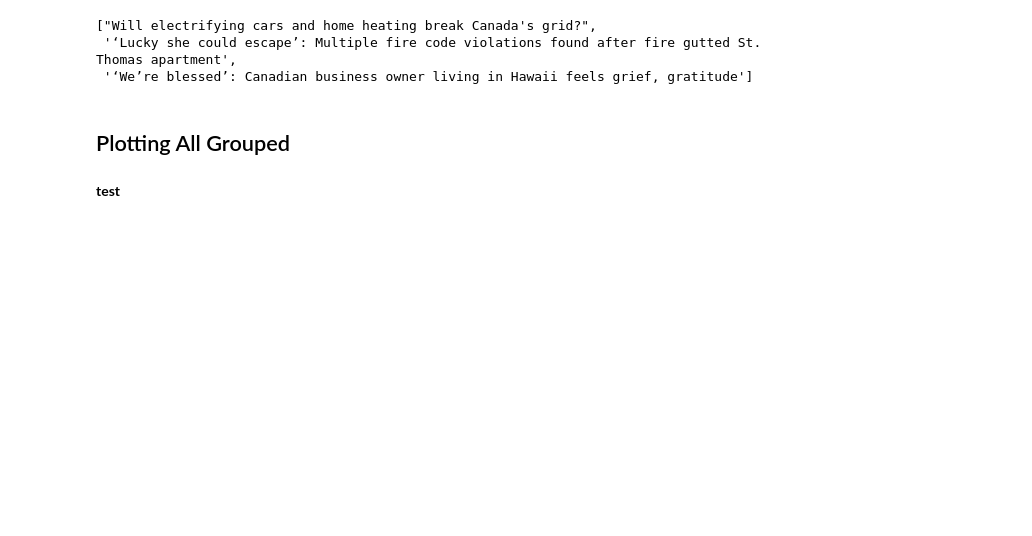
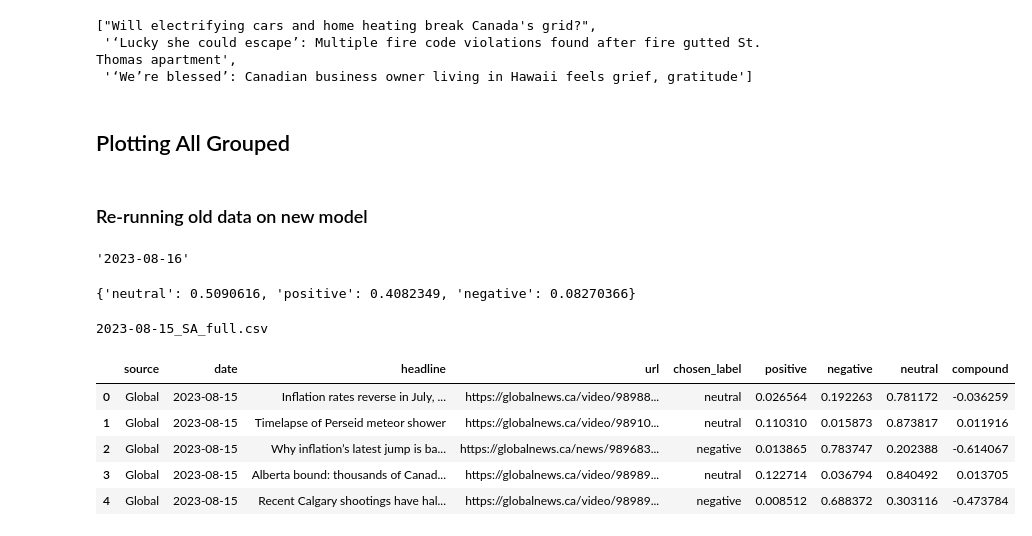
Before and after one commit to kmaurinjones/DailyNewsDriftCanada, a Jupyter notebook: notebooks/scraping.ipynb, the cells around one changed output. Cells and saved outputs as stored; diff of their text form; code cells hidden in the pictures; blank space fills up the shorter version.

```diff
--- a/notebooks/scraping.ipynb
+++ b/notebooks/scraping.ipynb
@@ -469,5 +583,33 @@ fig.update_layout(
 )
 
 fig.show()
-# %% [markdown]
-**test**
+# %% [markdown]
+### Re-running old data on new model
+# %%
+today_date = get_today_iso()
+today_date
+# %% [output]
+'2023-08-16'
+# %%
+sa_model(headline = "hello")
+# %% [output]
+{'neutral': 0.5090616, 'positive': 0.4082349, 'negative': 0.08270366}
+# %%
+data_dir = "../data/"
+dfs = []
+for fpath in os.listdir(data_dir):
+    if '2023-08-15' in fpath:
+        if 'full' in fpath:
+            print(fpath)
+            dfs.append(pd.read_csv(data_dir + fpath))
+
+df = dfs[0].copy().drop(columns = 'chosen_label_val')
+df.head(5)
+# %% [output]
+2023-08-15_SA_full.csv
+|  | source | date | headline | url | chosen_label | positive | negative | neutral | compound |
+| 0 | Global | 2023-08-15 | Inflation rates reverse in July, ... | https://globalnews.ca/video/98988... | neutral | 0.026564 | 0.192263 | 0.781172 | -0.036259 |
+| 1 | Global | 2023-08-15 | Timelapse of Perseid meteor shower | https://globalnews.ca/video/98910... | neutral | 0.110310 | 0.015873 | 0.873817 | 0.011916 |
+| 2 | Global | 2023-08-15 | Why inflation’s latest jump is ba... | https://globalnews.ca/news/989683... | negative | 0.013865 | 0.783747 | 0.202388 | -0.614067 |
+| 3 | Global | 2023-08-15 | Alberta bound: thousands of Canad... | https://globalnews.ca/video/98989... | neutral | 0.122714 | 0.036794 | 0.840492 | 0.013705 |
+| 4 | Global | 2023-08-15 | Recent Calgary shootings have hal... | https://globalnews.ca/video/98989... | negative | 0.008512 | 0.688372 | 0.303116 | -0.473784 |
```
Also changed, not shown: parts of 20 cells of this notebook, 5 other files.
